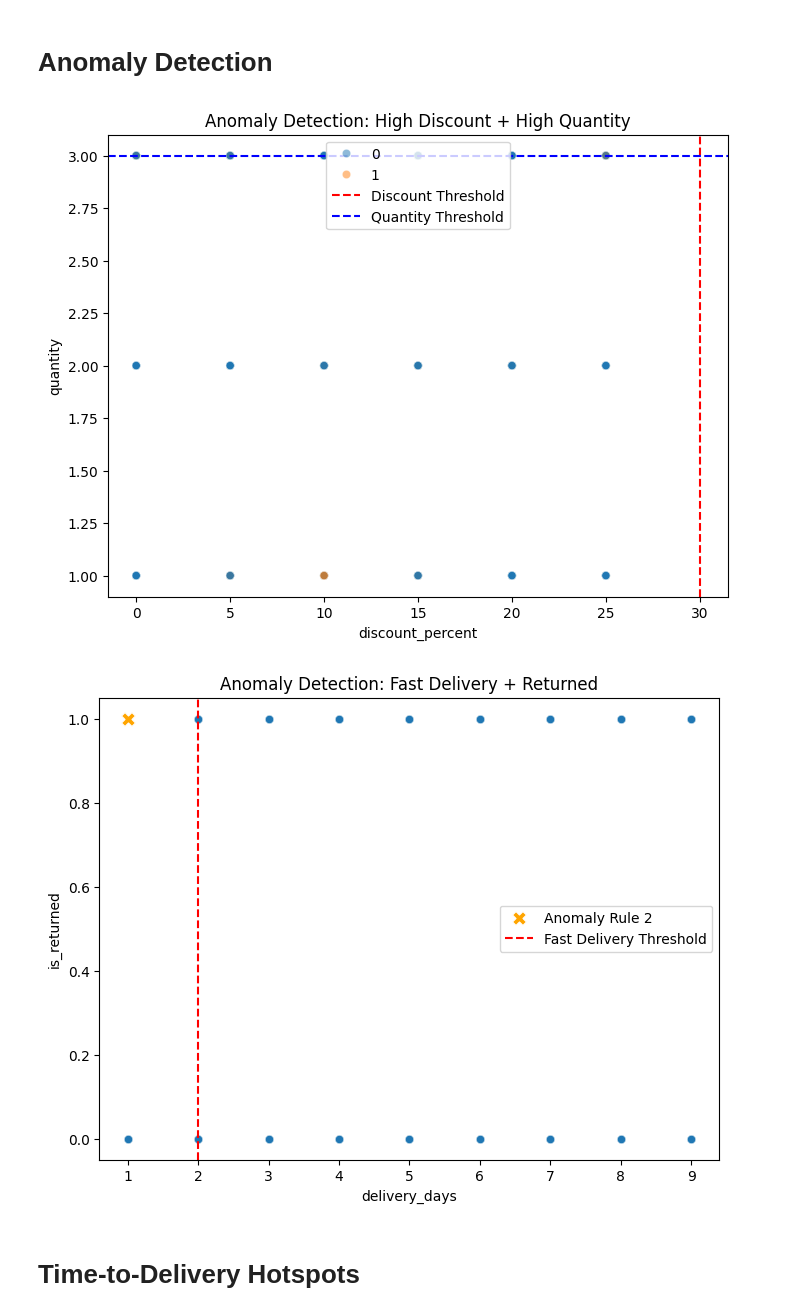
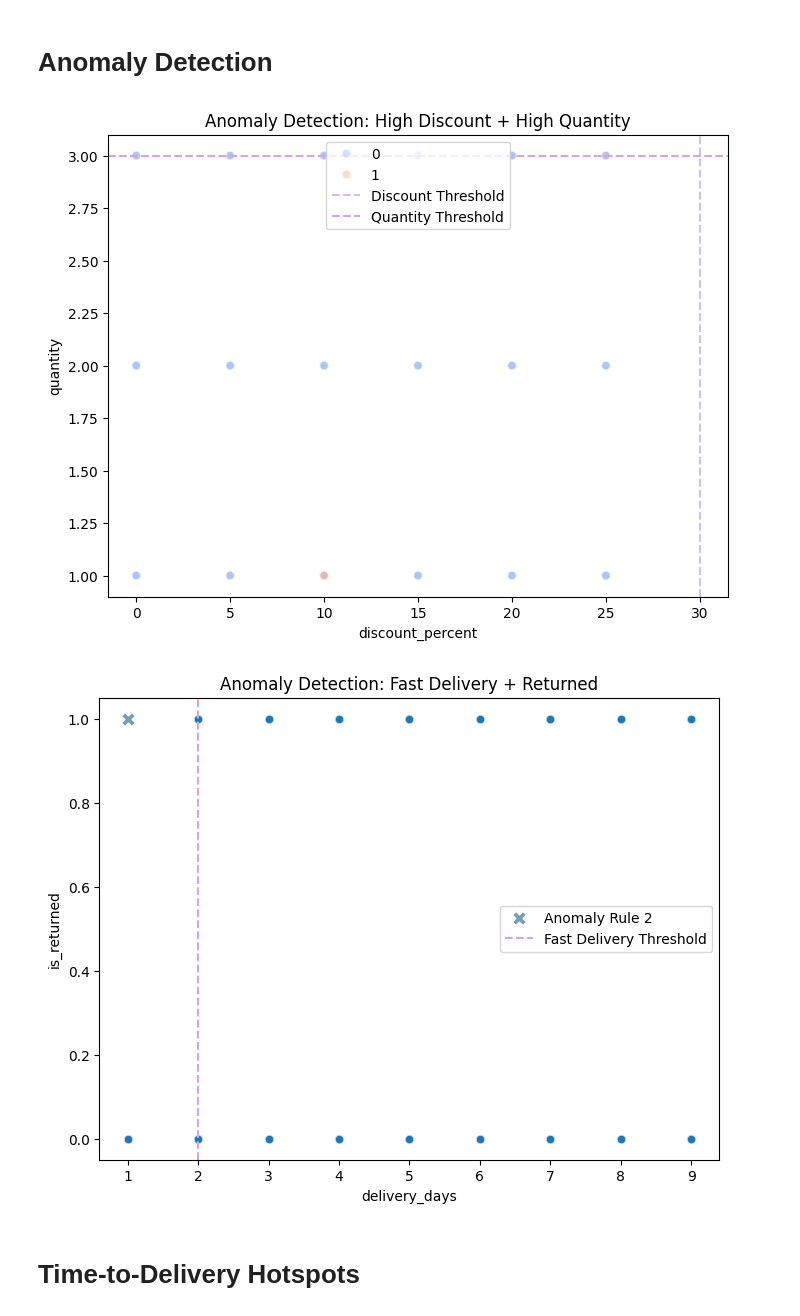
Before and after one commit to FAKIHAKHAN/1st, a Jupyter notebook: Optimizing Retail Sales with EDA, Price Elasticity & Feature Importance Analysis.ipynb, the cells around one changed output. Cells and saved outputs as stored; diff of their text form; code cells hidden in the pictures.

```diff
--- a/Optimizing Retail Sales with EDA, Price Elasticity & Feature Importance Analysis.ipynb
+++ b/Optimizing Retail Sales with EDA, Price Elasticity & Feature Importance Analysis.ipynb
@@ -1146,38 +1122,26 @@ Men (0.0769), Kids (0.0221), and Women (0.0194) categories influence return prob
 # %%
 qty_threshold = df['quantity'].quantile(0.90)
 disc_threshold = 30
 
 # Rule 1 anomalies
 anomaly_rule1 = df[(df['discount_percent'] > disc_threshold) & (df['quantity'] > qty_threshold)]
 
 # Rule 2 anomalies
 anomaly_rule2 = df[(df['is_returned'] == 1) & (df['delivery_days'] < 2)]
 
-# ---- PLOT for Rule 1 ----
 plt.figure(figsize=(8,6))
-sns.scatterplot(data=df, x='discount_percent', y='quantity', hue='is_returned', alpha=0.5)
+sns.scatterplot(data=df, x='discount_percent', y='quantity', hue='is_returned', alpha=0.5,palette='coolwarm')
 
 # Highlight anomalies
 sns.scatterplot(data=anomaly_rule1, x='discount_percent', y='quantity',
-                color='red', marker='X', s=100, label='Anomaly Rule 1')
+                color=color_list[4], marker='X', s=100, label='Anomaly Rule 1')
 
 # Threshold lines
-plt.axvline(x=disc_threshold, color='red', linestyle='--', label='Discount Threshold')
-plt.axhline(y=qty_threshold, color='blue', linestyle='--', label='Quantity Threshold')
+plt.axvline(x=disc_threshold, color=color_list[1], linestyle='--', label='Discount Threshold')
+plt.axhline(y=qty_threshold, color=color_list[2], linestyle='--', label='Quantity Threshold')
 
 plt.title("Anomaly Detection: High Discount + High Quantity")
 plt.legend()
 plt.show()
-plt.figure(figsize=(8,6))
-sns.scatterplot(data=df, x='delivery_days', y='is_returned', alpha=0.5)
-
-sns.scatterplot(data=anomaly_rule2, x='delivery_days', y='is_returned',
-                color='orange', marker='X', s=100, label='Anomaly Rule 2')
-
-plt.axvline(x=2, color='red', linestyle='--', label='Fast Delivery Threshold')
-plt.title("Anomaly Detection: Fast Delivery + Returned")
-plt.legend()
-plt.show()
 # %% [output]
-[figure, old version]
+[figure, new version]
-[figure, removed]
@@ -1187,3 +1148,16 @@ drive.mount('/content/drive')
+# %%
+plt.figure(figsize=(8,6))
+sns.scatterplot(data=df, x='delivery_days', y='is_returned', alpha=0.5)
+
+sns.scatterplot(data=anomaly_rule2, x='delivery_days', y='is_returned',
+                 marker='X', s=100, label='Anomaly Rule 2',color=color_list[5])
+
+plt.axvline(x=2, color=color_list[2], linestyle='--', label='Fast Delivery Threshold')
+plt.title("Anomaly Detection: Fast Delivery + Returned")
+plt.legend()
+plt.show()
+# %% [output]
+[figure, added]
 # %% [markdown]
 # Time-to-Delivery Hotspots
 # %%
```
Also changed, not shown: parts of 18 cells of this notebook.
